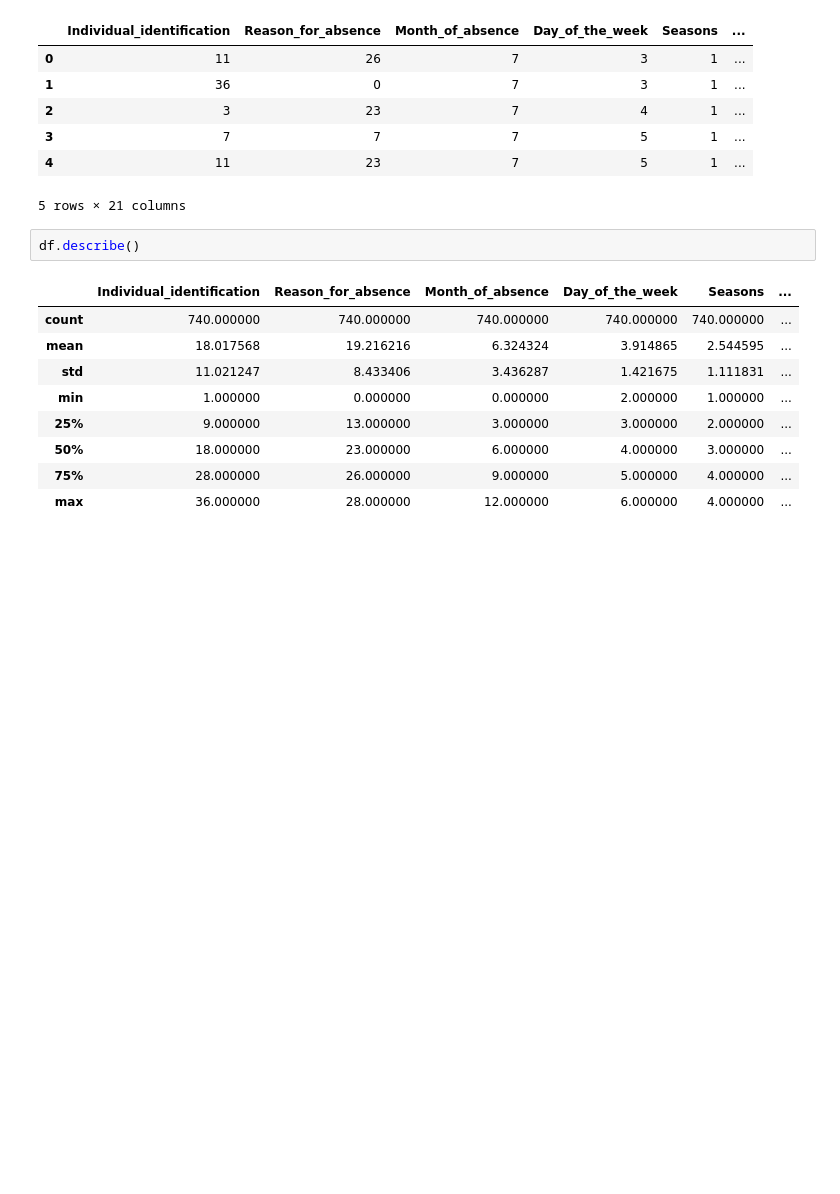
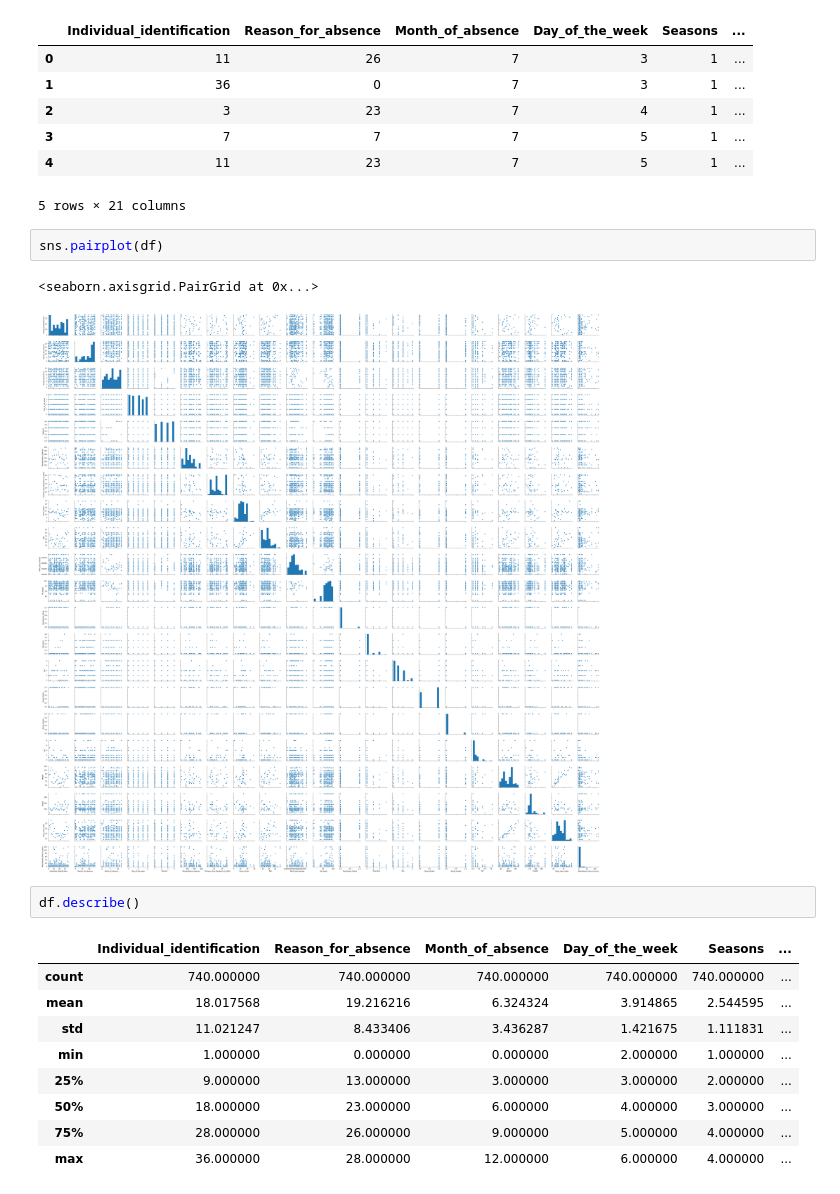
Before and after one commit to ShyamKumarChand/Collection-of-data, a Jupyter notebook: Absenteesm-Hierarchy.ipynb, the cells around one changed output. Cells and saved outputs as stored; diff of their text form; blank space fills up the shorter version.

```diff
--- a/Absenteesm-Hierarchy.ipynb
+++ b/Absenteesm-Hierarchy.ipynb
@@ -17,6 +17,11 @@ df.head()
 | 3 | 7 | 7 | 7 | 5 | 1 | ... |
 | 4 | 11 | 23 | 7 | 5 | 1 | ... |
 5 rows × 21 columns
+# %%
+sns.pairplot(df)
+# %% [output]
+<seaborn.axisgrid.PairGrid at 0x...>
+[figure, added]
 # %%
 df.describe()
 # %% [output]
```
Also changed, not shown: parts of 4 cells of this notebook.
